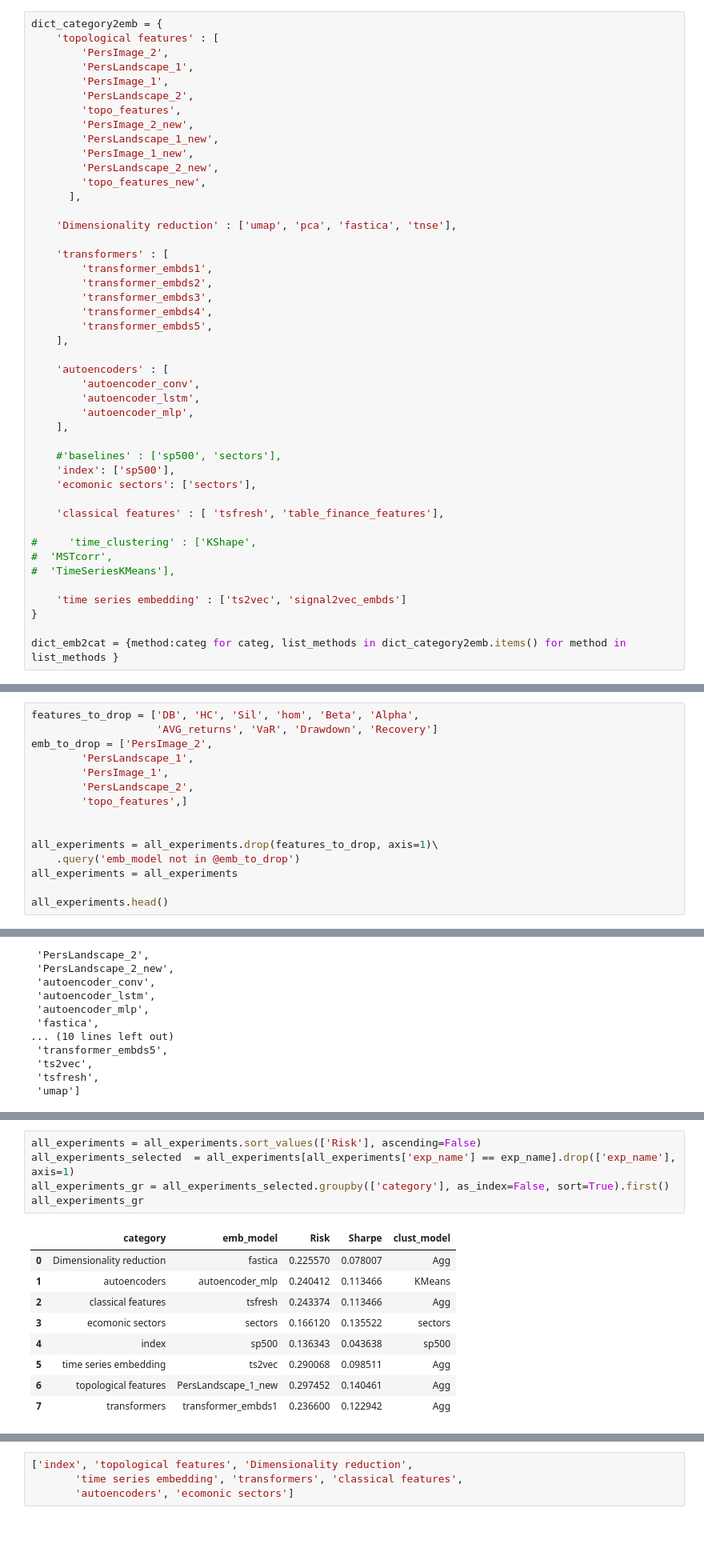
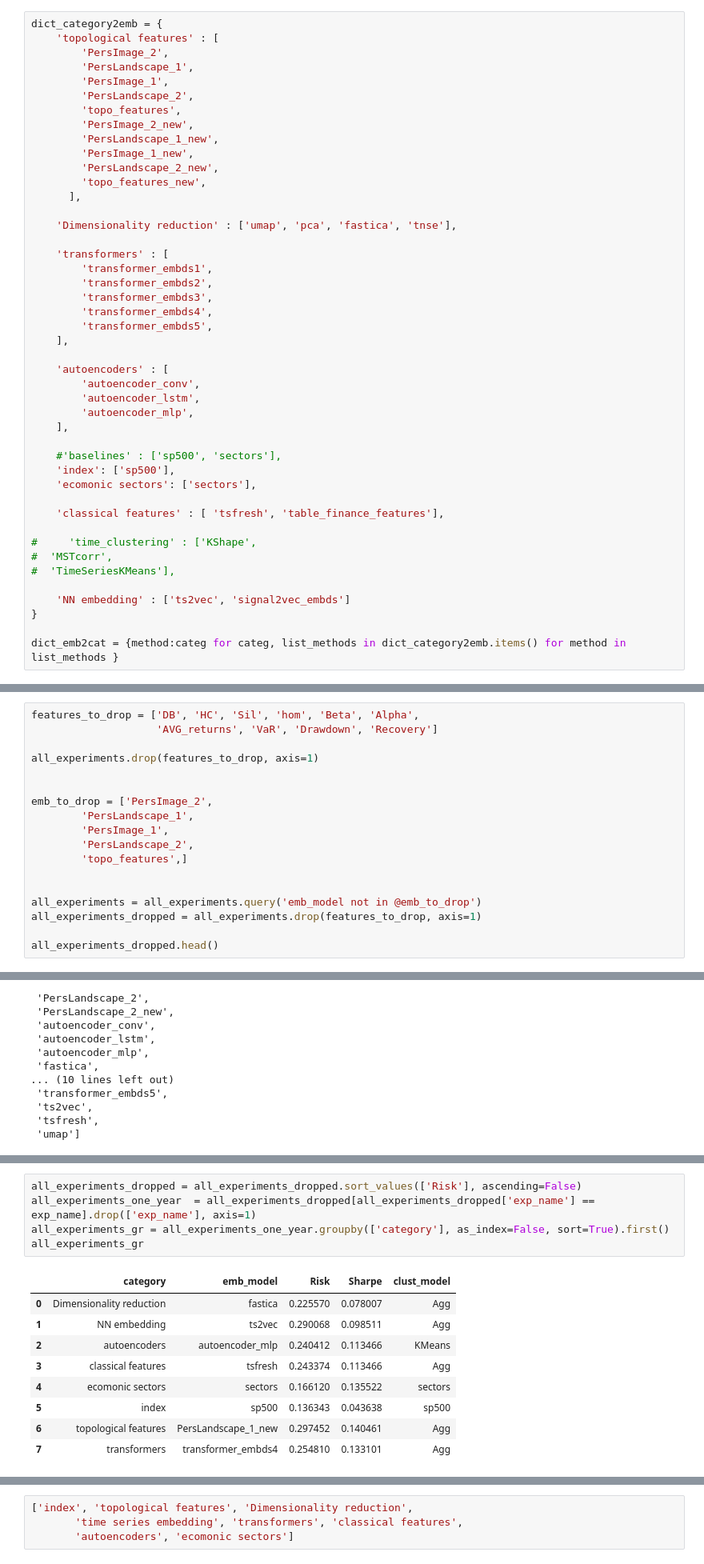
Before and after one commit to petrsokerin/Stock_clustering_paper, a Jupyter notebook: new_res_analysis.ipynb, the cells around one changed output, grey strips where cells are left out. Shown at 80% size. Drawn from its saved outputs; the diff is of its cells as text; blank space fills up the shorter version.

```diff
--- a/new_res_analysis.ipynb
+++ b/new_res_analysis.ipynb
@@ -53,7 +53,7 @@ dict_category2emb = {
 #  'MSTcorr',
 #  'TimeSeriesKMeans'],
 
-    'time series embedding' : ['ts2vec', 'signal2vec_embds']
+    'NN embedding' : ['ts2vec', 'signal2vec_embds']
 }
 
 dict_emb2cat = {method:categ for categ, list_methods in dict_category2emb.items() for method in list_methods }
@@ -128,6 +128,10 @@ all_experiments.head()
 # %%
 features_to_drop = ['DB', 'HC', 'Sil', 'hom', 'Beta', 'Alpha',
                     'AVG_returns', 'VaR', 'Drawdown', 'Recovery']
+
+all_experiments.drop(features_to_drop, axis=1)
+
+
 emb_to_drop = ['PersImage_2',
         'PersLandscape_1',
         'PersImage_1',
@@ -135,11 +139,10 @@ emb_to_drop = ['PersImage_2',
         'topo_features',]
 
 
-all_experiments = all_experiments.drop(features_to_drop, axis=1)\
-    .query('emb_model not in @emb_to_drop')
-all_experiments = all_experiments
+all_experiments = all_experiments.query('emb_model not in @emb_to_drop')
+all_experiments_dropped = all_experiments.drop(features_to_drop, axis=1)
 
-all_experiments.head()
+all_experiments_dropped.head()
 # %% [output]
 |  | emb_model | Risk | Sharpe | clust_model | category | exp_name |
 | 15 | sp500 | 0.142009 | 0.019734 | sp500 | index | usa_2012 |
@@ -320,18 +324,18 @@ sorted(dict_port_methods.keys())
 # %%
-all_experiments = all_experiments.sort_values(['Risk'], ascending=False)
-all_experiments_selected  = all_experiments[all_experiments['exp_name'] == exp_name].drop(['exp_name'], axis=1)
-all_experiments_gr = all_experiments_selected.groupby(['category'], as_index=False, sort=True).first()
+all_experiments_dropped = all_experiments_dropped.sort_values(['Risk'], ascending=False)
+all_experiments_one_year  = all_experiments_dropped[all_experiments_dropped['exp_name'] == exp_name].drop(['exp_name'], axis=1)
+all_experiments_gr = all_experiments_one_year.groupby(['category'], as_index=False, sort=True).first()
 all_experiments_gr
 # %% [output]
 |  | category | emb_model | Risk | Sharpe | clust_model |
 | 0 | Dimensionality reduction | fastica | 0.225570 | 0.078007 | Agg |
-| 1 | autoencoders | autoencoder_mlp | 0.240412 | 0.113466 | KMeans |
-| 2 | classical features | tsfresh | 0.243374 | 0.113466 | Agg |
-| 3 | ecomonic sectors | sectors | 0.166120 | 0.135522 | sectors |
-| 4 | index | sp500 | 0.136343 | 0.043638 | sp500 |
-| 5 | time series embedding | ts2vec | 0.290068 | 0.098511 | Agg |
+| 1 | NN embedding | ts2vec | 0.290068 | 0.098511 | Agg |
+| 2 | autoencoders | autoencoder_mlp | 0.240412 | 0.113466 | KMeans |
+| 3 | classical features | tsfresh | 0.243374 | 0.113466 | Agg |
+| 4 | ecomonic sectors | sectors | 0.166120 | 0.135522 | sectors |
+| 5 | index | sp500 | 0.136343 | 0.043638 | sp500 |
 | 6 | topological features | PersLandscape_1_new | 0.297452 | 0.140461 | Agg |
-| 7 | transformers | transformer_embds1 | 0.236600 | 0.122942 | Agg |
+| 7 | transformers | transformer_embds4 | 0.254810 | 0.133101 | Agg |
 # %%
 methods = dict()
 
```
Also changed, not shown: parts of 14 cells of this notebook, 1 other file.
